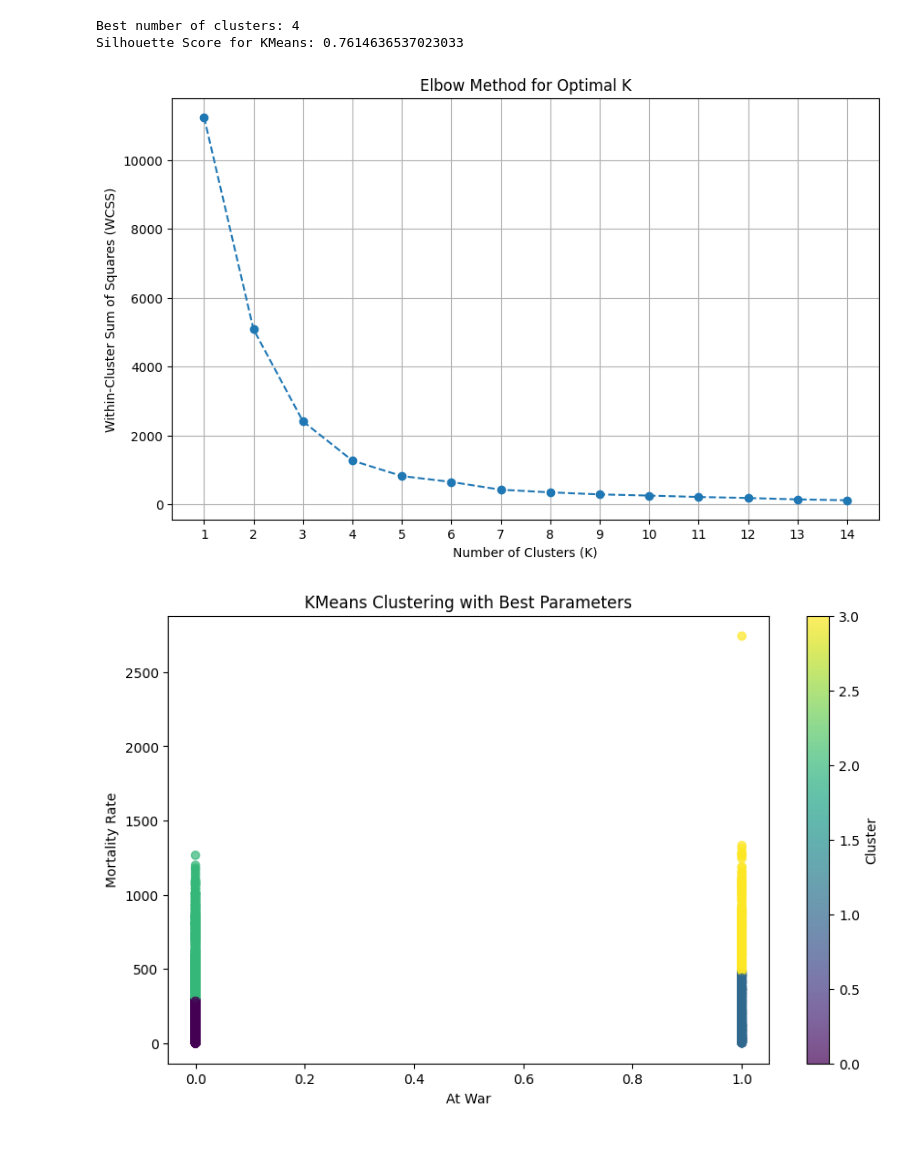
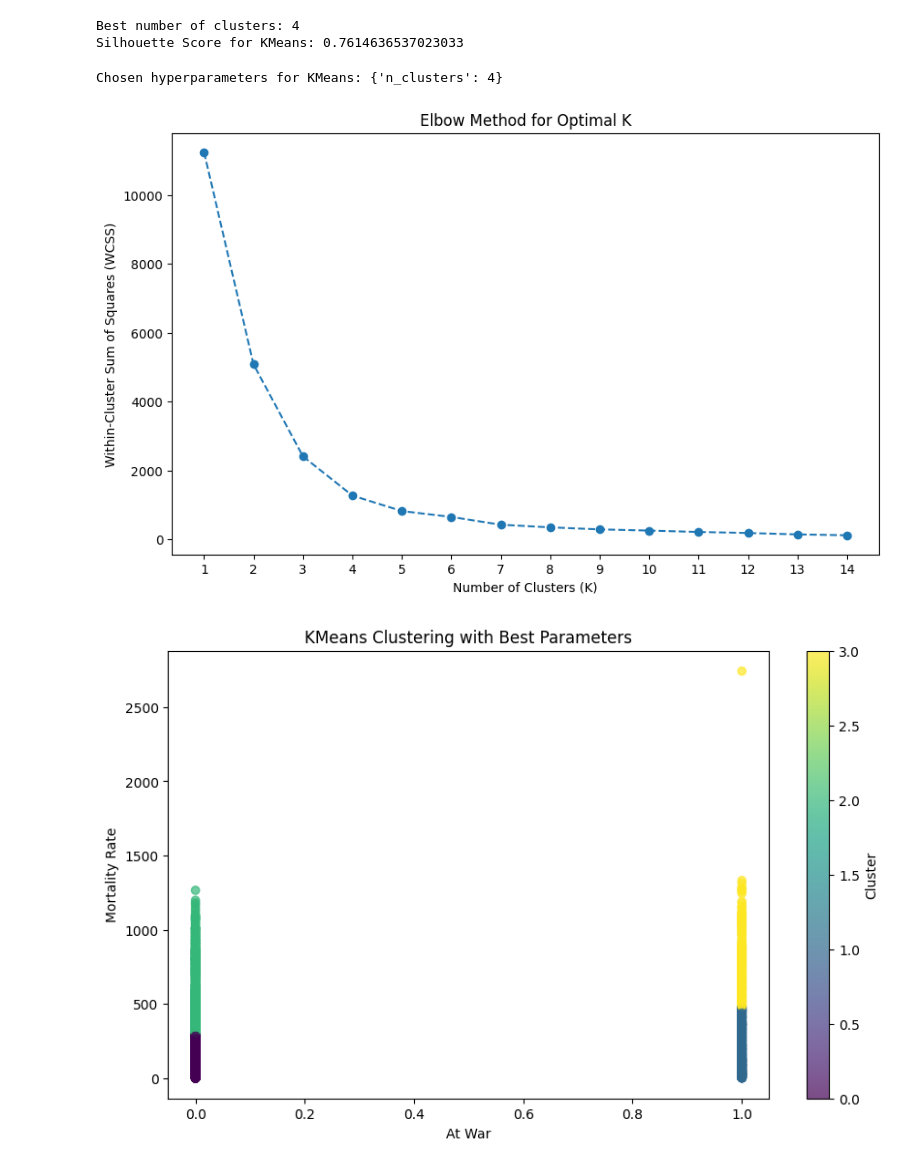
Before and after one commit to HunterMerriman/Final-Presentation, a Jupyter notebook: Maternal Mortality KMEANS Analysis.ipynb, the cells around one changed output. Cells and saved outputs as stored; diff of their text form; code cells hidden in the pictures.

```diff
--- a/Maternal Mortality KMEANS Analysis.ipynb
+++ b/Maternal Mortality KMEANS Analysis.ipynb
@@ -92,26 +92,30 @@ print(f"Silhouette Score for KMeans: {silhouette_avg_kmeans}")
 # %% [output]
 Best number of clusters: 4
 Silhouette Score for KMeans: 0.7614636537023033
+# %%
+# Display the chosen hyperparameters for the KMeans model
+print(f"Chosen hyperparameters for KMeans: {grid_search_kmeans.best_params_}")
+# %% [output]
+Chosen hyperparameters for KMeans: {'n_clusters': 4}
 # %%
 wcss = []
 k_values = range(1, 15)
 
 for k in k_values:
     kmeans = KMeans(n_clusters=k, random_state=42)
     kmeans.fit(scaled_features)
     wcss.append(kmeans.inertia_)
 
 # Plot the elbow curve
 plt.figure(figsize=(10, 6))
 plt.plot(k_values, wcss, marker='o', linestyle='--')
 plt.xlabel('Number of Clusters (K)')
 plt.ylabel('Within-Cluster Sum of Squares (WCSS)')
 plt.title('Elbow Method for Optimal K')
 plt.xticks(k_values)
-plt.grid()
 plt.show()
 # %% [output]
-[figure, old version]
+[figure, new version]
 # %%
 # Visualize the KMeans clusters
 plt.figure(figsize=(10, 6))
```
Also changed, not shown: parts of 13 cells of this notebook.
